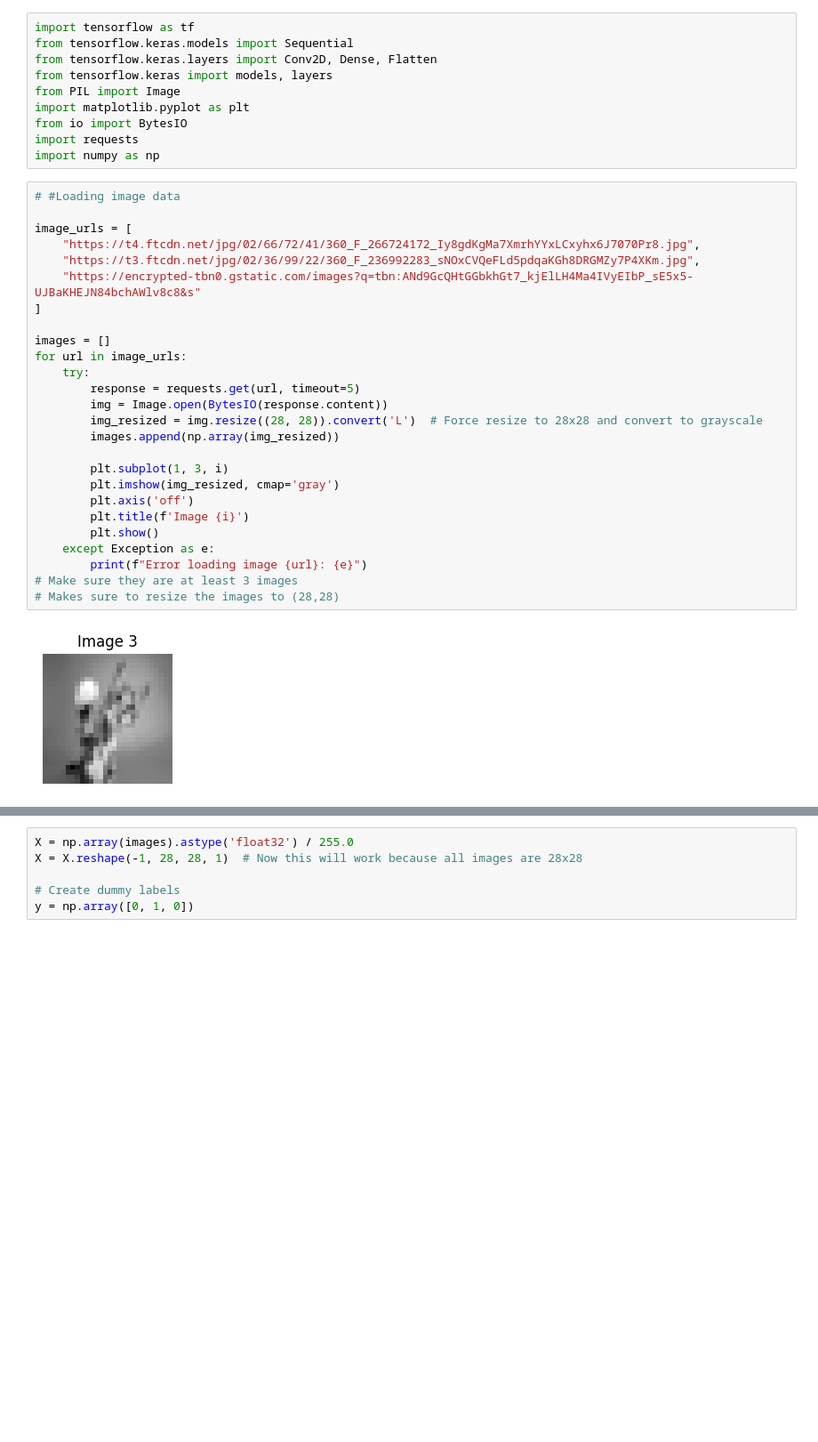
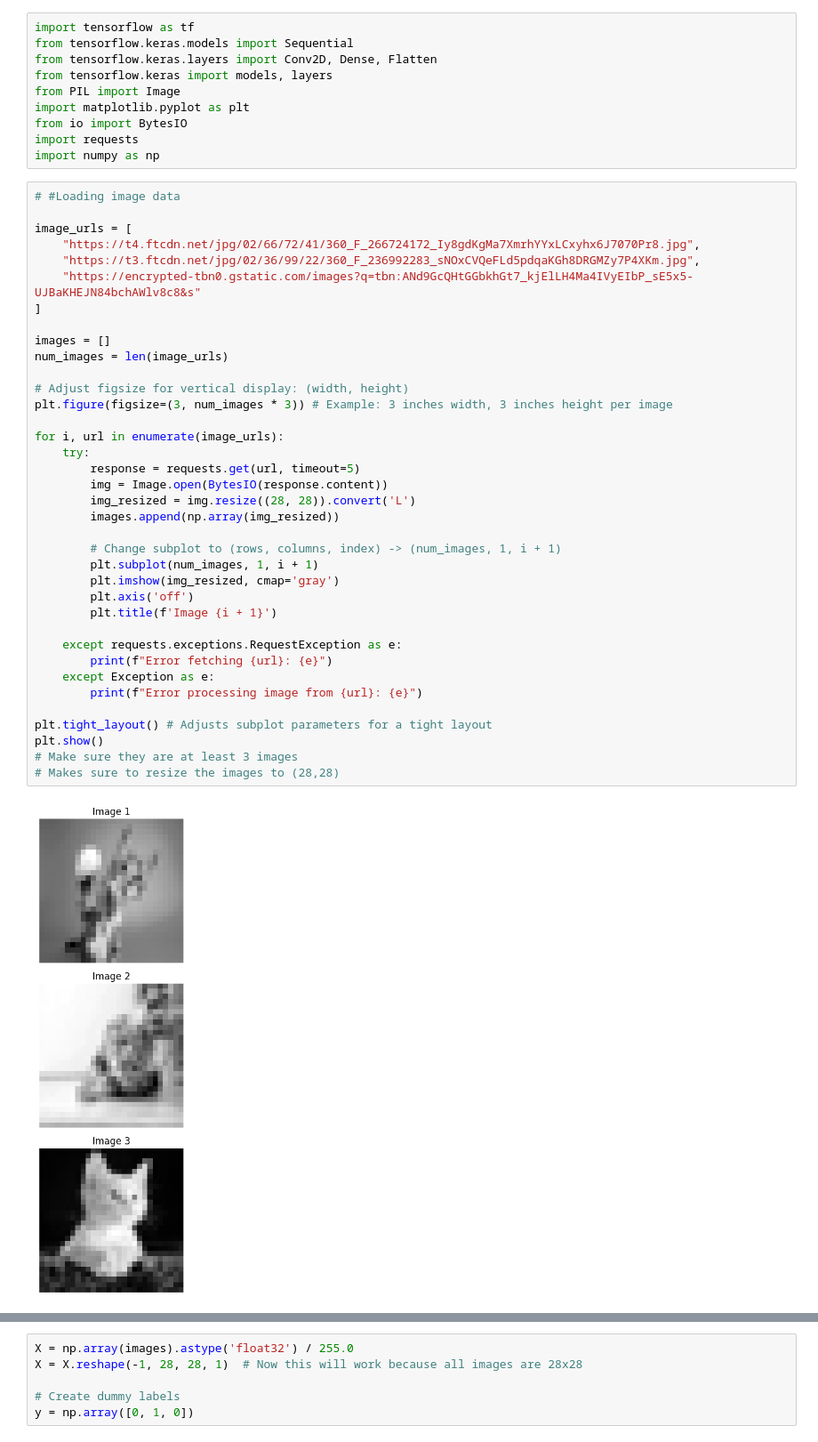
Before and after one commit to Branis333/CNN_class_activity, a Jupyter notebook: CNN_inclass_activity.ipynb, the cells around one changed output, grey strips where cells are left out. Shown at 89% size. Cells and saved outputs as stored; diff of their text form; blank space fills up the shorter version.

```diff
--- a/CNN_inclass_activity.ipynb
+++ b/CNN_inclass_activity.ipynb
@@ -20,28 +21,39 @@ import numpy as np
 # %%
 # #Loading image data
 
 image_urls = [
     "https://t4.ftcdn.net/jpg/02/66/72/41/360_F_266724172_Iy8gdKgMa7XmrhYYxLCxyhx6J7070Pr8.jpg",
     "https://t3.ftcdn.net/jpg/02/36/99/22/360_F_236992283_sNOxCVQeFLd5pdqaKGh8DRGMZy7P4XKm.jpg",
     "https://encrypted-tbn0.gstatic.com/images?q=tbn:ANd9GcQHtGGbkhGt7_kjElLH4Ma4IVyEIbP_sE5x5-UJBaKHEJN84bchAWlv8c8&s"
 ]
 
 images = []
-for url in image_urls:
+num_images = len(image_urls)
+
+# Adjust figsize for vertical display: (width, height)
+plt.figure(figsize=(3, num_images * 3)) # Example: 3 inches width, 3 inches height per image
+
+for i, url in enumerate(image_urls):
     try:
         response = requests.get(url, timeout=5)
         img = Image.open(BytesIO(response.content))
-        img_resized = img.resize((28, 28)).convert('L')  # Force resize to 28x28 and convert to grayscale
+        img_resized = img.resize((28, 28)).convert('L')
         images.append(np.array(img_resized))
 
-        plt.subplot(1, 3, i)
+        # Change subplot to (rows, columns, index) -> (num_images, 1, i + 1)
+        plt.subplot(num_images, 1, i + 1)
         plt.imshow(img_resized, cmap='gray')
         plt.axis('off')
-        plt.title(f'Image {i}')
-        plt.show()
+        plt.title(f'Image {i + 1}')
+
+    except requests.exceptions.RequestException as e:
+        print(f"Error fetching {url}: {e}")
     except Exception as e:
-        print(f"Error loading image {url}: {e}")
+        print(f"Error processing image from {url}: {e}")
+
+plt.tight_layout() # Adjusts subplot parameters for a tight layout
+plt.show()
 # Make sure they are at least 3 images
 # Makes sure to resize the images to (28,28)
 # %% [output]
-[figure, old version]
+[figure, new version]
```
Also changed, not shown: parts of 2 cells of this notebook.
